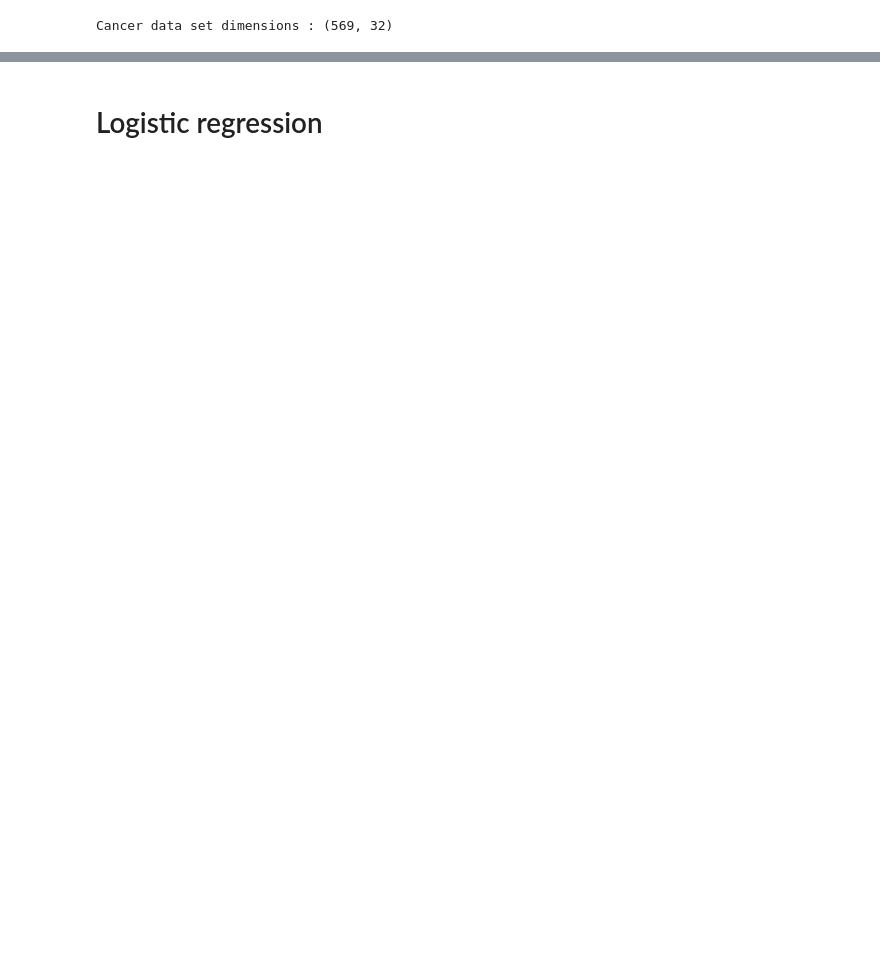
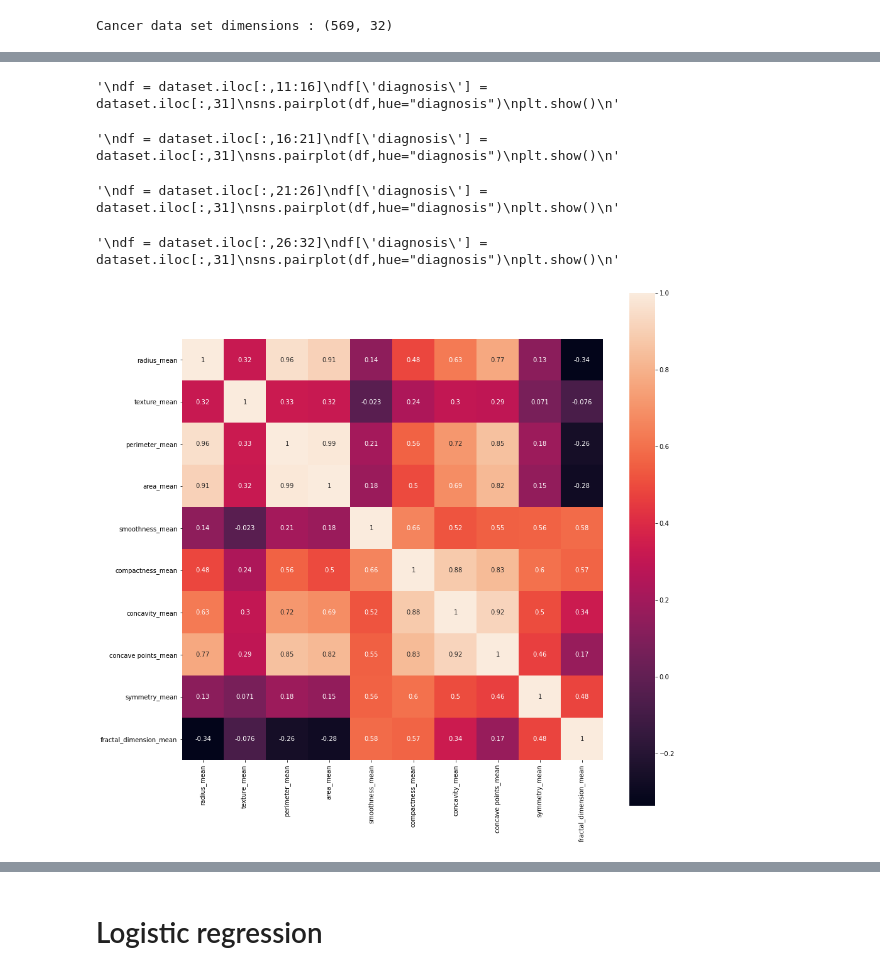
Before and after one commit to Rp-Shamita/Breast-Cancer-Detection-Model, a Jupyter notebook: ML_Project.ipynb, the cells around one changed output, grey strips where cells are left out. Cells and saved outputs as stored; diff of their text form; code cells hidden in the pictures; blank space fills up the shorter version.

```diff
--- a/ML_Project.ipynb
+++ b/ML_Project.ipynb
@@ -65,0 +60,43 @@ print(Y)
+# %%
+'''
+df = dataset.iloc[:,11:16]
+df['diagnosis'] = dataset.iloc[:,31]
+sns.pairplot(df,hue="diagnosis")
+plt.show()
+'''
+# %% [output]
+'\ndf = dataset.iloc[:,11:16]\ndf[\'diagnosis\'] = dataset.iloc[:,31]\nsns.pairplot(df,hue="diagnosis")\nplt.show()\n'
+# %%
+'''
+df = dataset.iloc[:,16:21]
+df['diagnosis'] = dataset.iloc[:,31]
+sns.pairplot(df,hue="diagnosis")
+plt.show()
+'''
+# %% [output]
+'\ndf = dataset.iloc[:,16:21]\ndf[\'diagnosis\'] = dataset.iloc[:,31]\nsns.pairplot(df,hue="diagnosis")\nplt.show()\n'
+# %%
+'''
+df = dataset.iloc[:,21:26]
+df['diagnosis'] = dataset.iloc[:,31]
+sns.pairplot(df,hue="diagnosis")
+plt.show()
+'''
+# %% [output]
+'\ndf = dataset.iloc[:,21:26]\ndf[\'diagnosis\'] = dataset.iloc[:,31]\nsns.pairplot(df,hue="diagnosis")\nplt.show()\n'
+# %%
+'''
+df = dataset.iloc[:,26:32]
+df['diagnosis'] = dataset.iloc[:,31]
+sns.pairplot(df,hue="diagnosis")
+plt.show()
+'''
+# %% [output]
+'\ndf = dataset.iloc[:,26:32]\ndf[\'diagnosis\'] = dataset.iloc[:,31]\nsns.pairplot(df,hue="diagnosis")\nplt.show()\n'
+# %%
+#draw a heatmap between mean features and diagnosis
+features_mean = ['radius_mean','texture_mean','perimeter_mean','area_mean','smoothness_mean', 'compactness_mean', 'concavity_mean','concave points_mean', 'symmetry_mean', 'fractal_dimension_mean']
+plt.figure(figsize=(15,15))
+heat = sns.heatmap(dataset[features_mean].corr(), vmax=1, square=True, annot=True)
+# %% [output]
+[figure, added]
```
Also changed, not shown: parts of 13 cells of this notebook, 1 other file.
